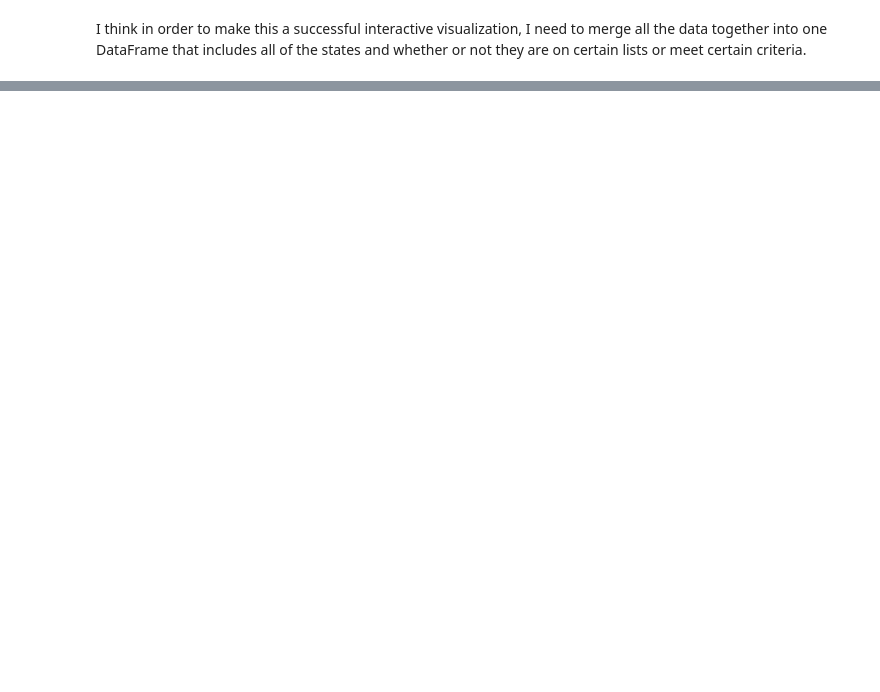
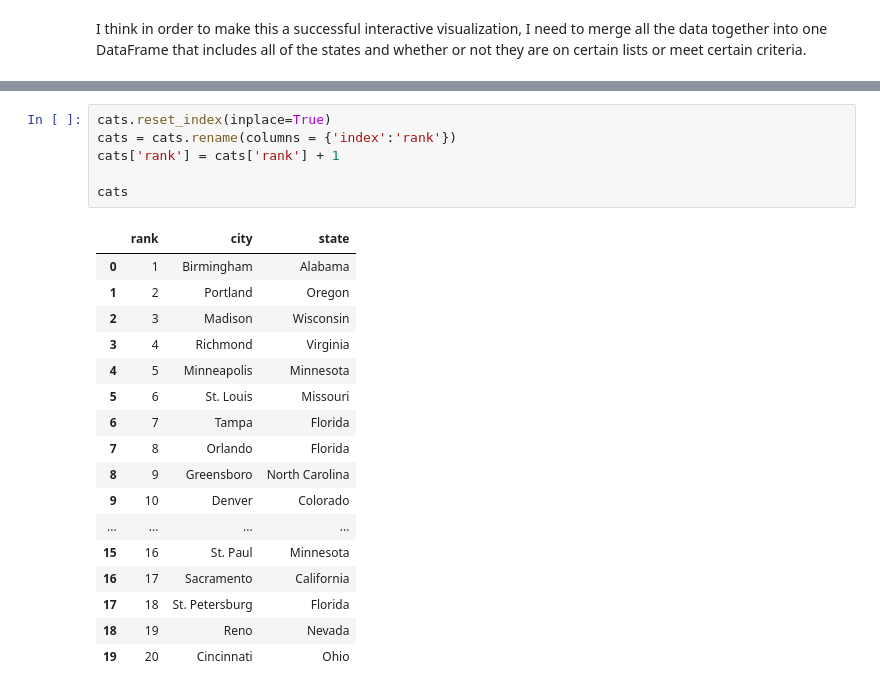
Before and after one commit to KwameTaylor/flask-project, a Jupyter notebook: viz.ipynb, the cells around one changed output, grey strips where cells are left out. Drawn from its saved outputs; the diff is of its cells as text; blank space fills up the shorter version.

```diff
--- a/viz.ipynb
+++ b/viz.ipynb
@@ -204,0 +237,24 @@ Text(0.5, 262.5601850198839, 'Longitude')
+# %%
+cats.reset_index(inplace=True)
+cats = cats.rename(columns = {'index':'rank'})
+cats['rank'] = cats['rank'] + 1
+
+cats
+# %% [output]
+|  | rank | city | state |
+| 0 | 1 | Birmingham | Alabama |
+| 1 | 2 | Portland | Oregon |
+| 2 | 3 | Madison | Wisconsin |
+| 3 | 4 | Richmond | Virginia |
+| 4 | 5 | Minneapolis | Minnesota |
+| 5 | 6 | St. Louis | Missouri |
+| 6 | 7 | Tampa | Florida |
+| 7 | 8 | Orlando | Florida |
+| 8 | 9 | Greensboro | North Carolina |
+| 9 | 10 | Denver | Colorado |
+| ... | ... | ... | ... |
+| 15 | 16 | St. Paul | Minnesota |
+| 16 | 17 | Sacramento | California |
+| 17 | 18 | St. Petersburg | Florida |
+| 18 | 19 | Reno | Nevada |
+| 19 | 20 | Cincinnati | Ohio |
```
Also changed, not shown: parts of 11 cells of this notebook.
